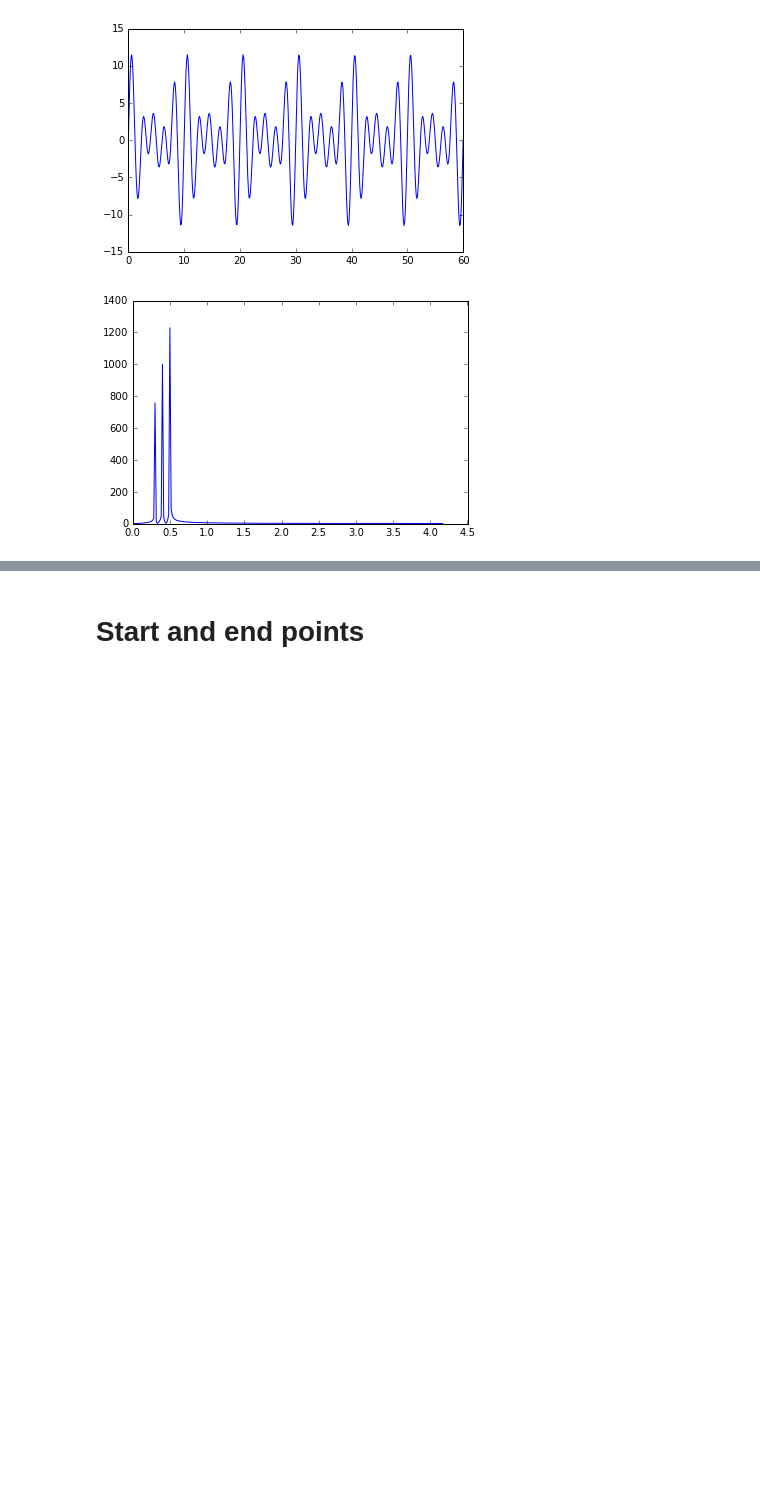
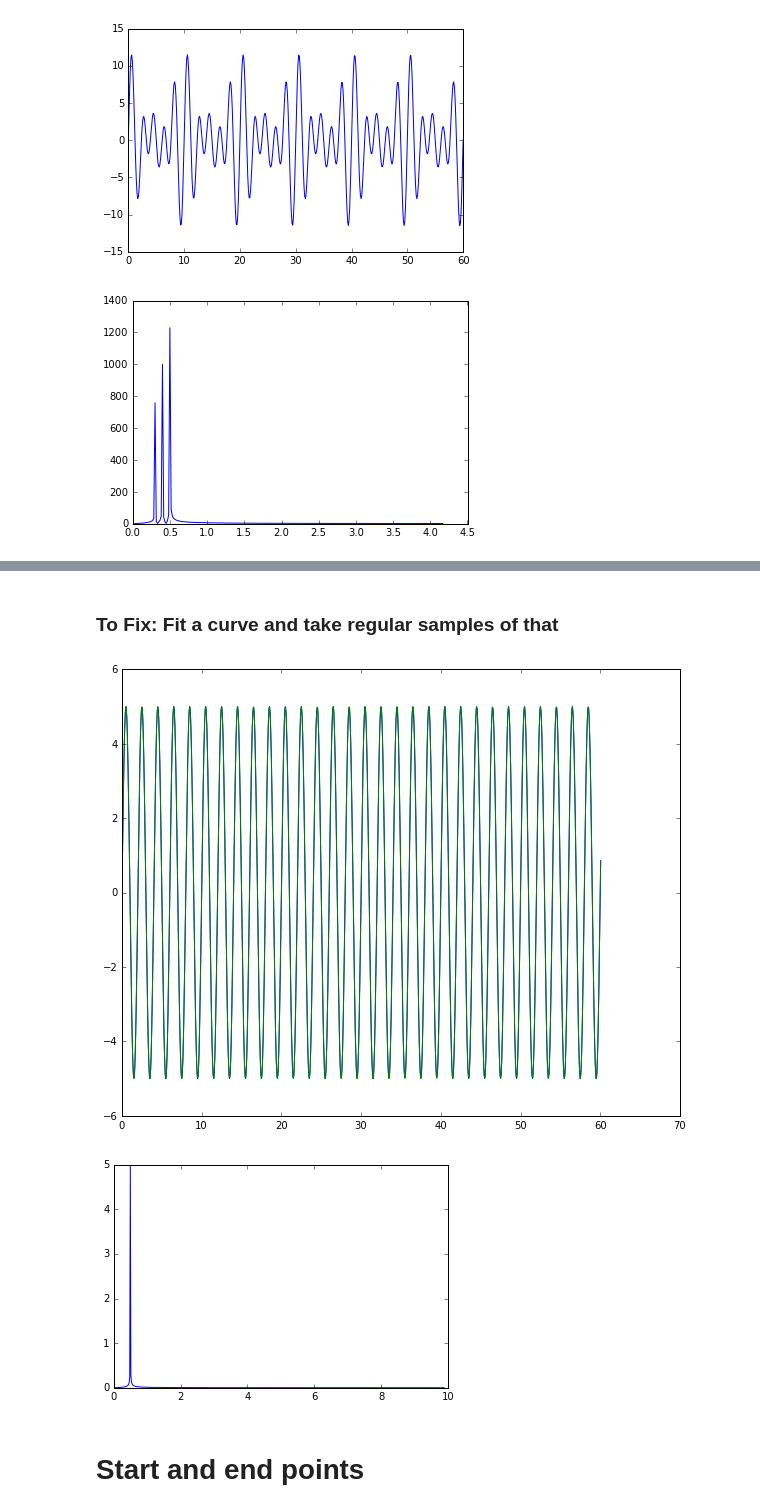
Before and after one commit to AlexanderKnight/FourierSignalAnalysisCode, a Jupyter notebook: Code/FFT Demonstration.ipynb, the cells around one changed output, grey strips where cells are left out. Saved outputs shown, nothing was run; the diff lists cells and outputs as text; code cells hidden in the pictures; blank space fills up the shorter version.

```diff
--- a/Code/FFT Demonstration.ipynb
+++ b/Code/FFT Demonstration.ipynb
@@ -132,3 +132,34 @@ plt.show()
+# %% [markdown]
+### To Fix: Fit a curve and take regular samples of that
+# %%
+from scipy.optimize import curve_fit
+
+def sinFit(X, A, m, d):
+    return A*np.sin(m*X*2.0*np.pi+d)
+
+
+
+x = np.linspace(min(diffT), max(diffT), len(diffT))
+
+
+guess = [5.0, 0.5, 0]
+fitParams, fitCovar = curve_fit(sinFit, diffT, b, p0=guess)
+y = sinFit(x, fitParams[0], fitParams[1], fitParams[2])
+
+plt.figure(figsize=(10,8))
+plt.plot(diffT, b)
+
+plt.plot(x, y)
+plt.show()
+
+Y = 2.0/len(x) * np.abs(np.fft.rfft(y))
+freqX = np.fft.rfftfreq(len(x), d=max(x)/len(x))
+
+plt.plot(freqX, Y)
+plt.show()
+# %% [output]
+[figure, added]
+[figure, added]
 # %% [markdown]
 # Start and end points
 # %% [markdown]
```
Also changed, not shown: parts of 2 cells of this notebook.
